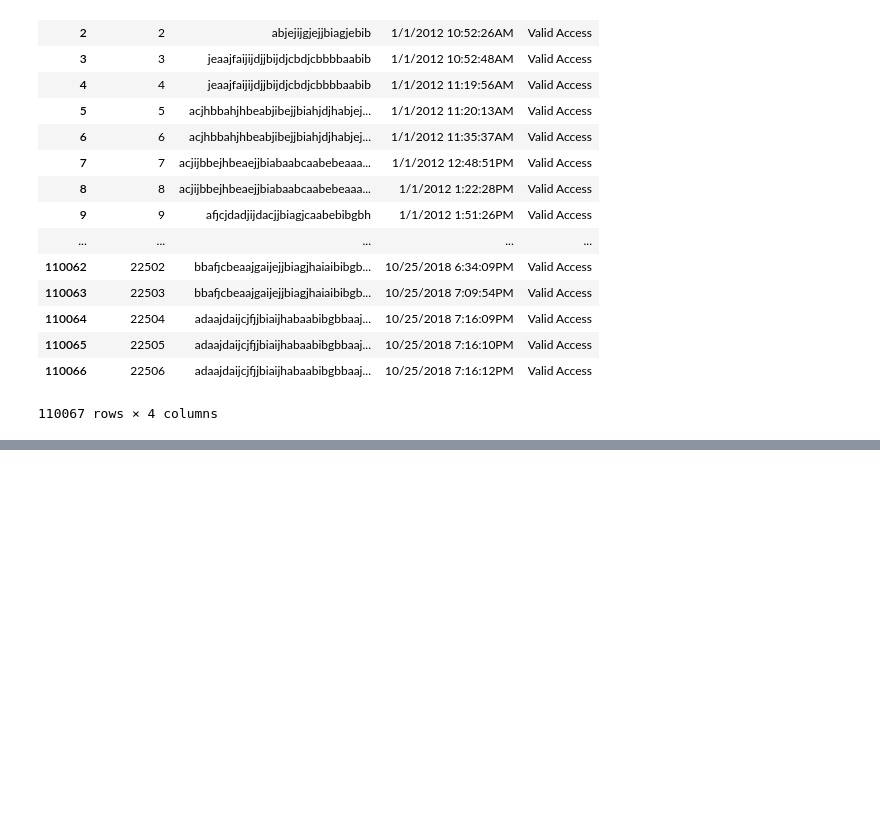
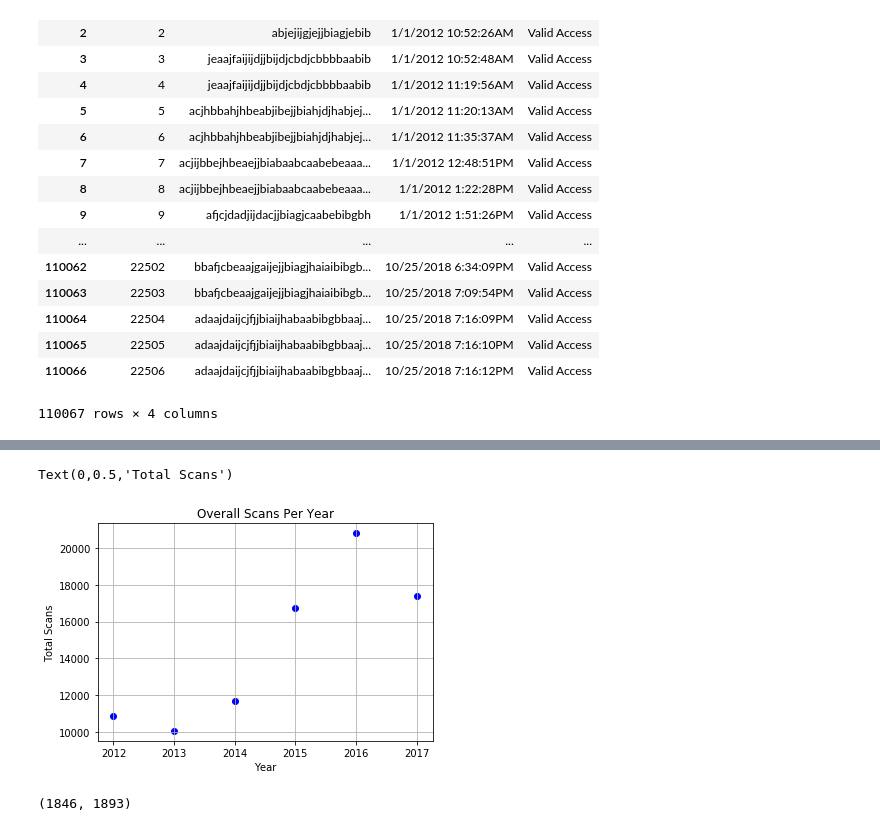
Before and after one commit to cronand3/Dog-Park-Project, a Jupyter notebook: CMSE202_Semester_Project_JM.ipynb, the cells around one changed output, grey strips where cells are left out. Saved outputs shown, nothing was run; the diff lists cells and outputs as text; code cells hidden in the pictures; blank space fills up the shorter version.

```diff
--- a/CMSE202_Semester_Project_JM.ipynb
+++ b/CMSE202_Semester_Project_JM.ipynb
@@ -1,8 +1,13 @@
 # %%
 import pandas as pd
 import numpy as np
+import datetime as dt
+from datetime import time
+import matplotlib.pyplot as plt
+%matplotlib inline
+import random
 
-data = pd.read_csv('dogparkdata_2012to2018 copy.csv')
+data = pd.read_csv('dogparkdata_2012to2018.csv')
 data
 # %% [output]
 |  | Unnamed: 0 | names | times | valid |
@@ -34,0 +82,13 @@ data_2018 = data_array[87560:110066]
+# %%
+def correct_date(array):
+    correct_dates = []
+    for i in range(0, len(array)):
+        date_time = array[i][2]
+        date = date_time[0:10]
+        find_month = date.partition('/')
+        month = int(find_month[0])
+        find_day = find_month[2].partition('/')
+        day = int(find_day[0])
+        year = int(find_day[2])
+        correct_dates.append([month,day,year])
+    return(correct_dates)
@@ -34,0 +115,26 @@ data_2018 = data_array[87560:110066]
+# %%
+times_2012 = correct_time(data_2012)
+dates_2012 = correct_date(data_2012)
+times_2013 = correct_time(data_2013)
+dates_2013 = correct_date(data_2013)
+times_2014 = correct_time(data_2014)
+dates_2014 = correct_date(data_2014)
+times_2015 = correct_time(data_2015)
+dates_2015 = correct_date(data_2015)
+times_2016 = correct_time(data_2016)
+dates_2016 = correct_date(data_2016)
+times_2017 = correct_time(data_2017)
+dates_2017 = correct_date(data_2017)
+times_2018 = correct_time(data_2018)
+dates_2018 = correct_date(data_2018)
+# %%
+scans_per_year = [len(dates_2012),len(dates_2013),len(dates_2014),len(dates_2015), len(dates_2016),len(dates_2017)]
+year = 2012,2013,2014,2015,2016,2017
+plt.scatter(year,scans_per_year,color = "blue")
+plt.grid()
+plt.title("Overall Scans Per Year")
+plt.xlabel("Year")
+plt.ylabel("Total Scans")
+# %% [output]
+Text(0,0.5,'Total Scans')
+[figure, added]
@@ -34,0 +146,5 @@ data_2018 = data_array[87560:110066]
+# %%
+#test!
+find_indices(2,14,2017,dates_2017)
+# %% [output]
+(1846, 1893)
```
Also changed, not shown: parts of 16 cells of this notebook.
